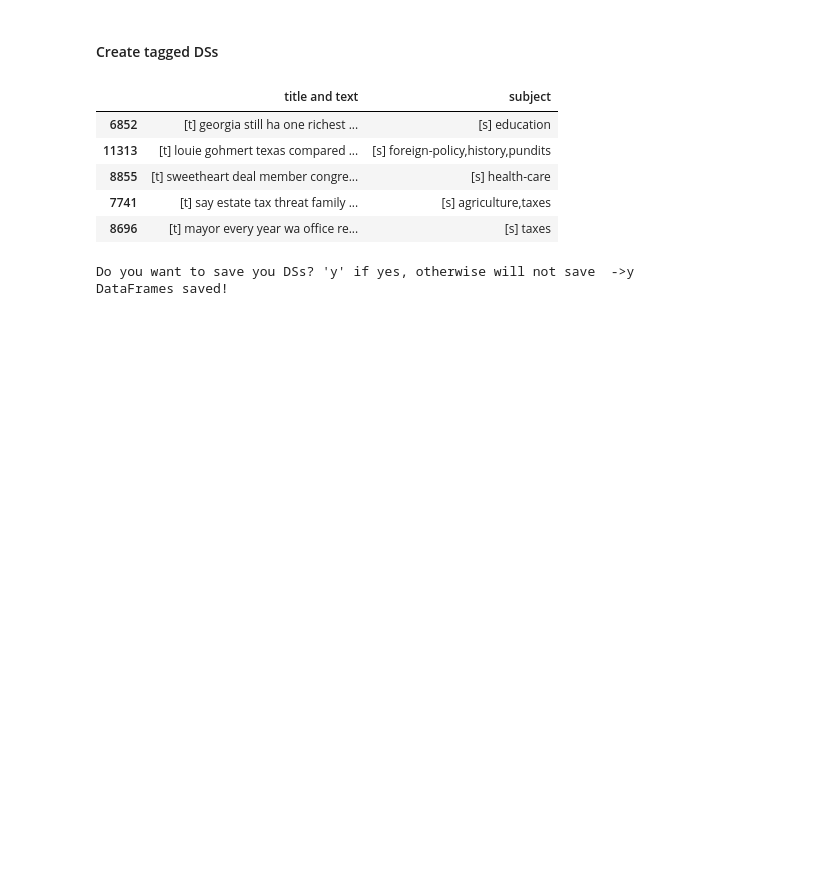
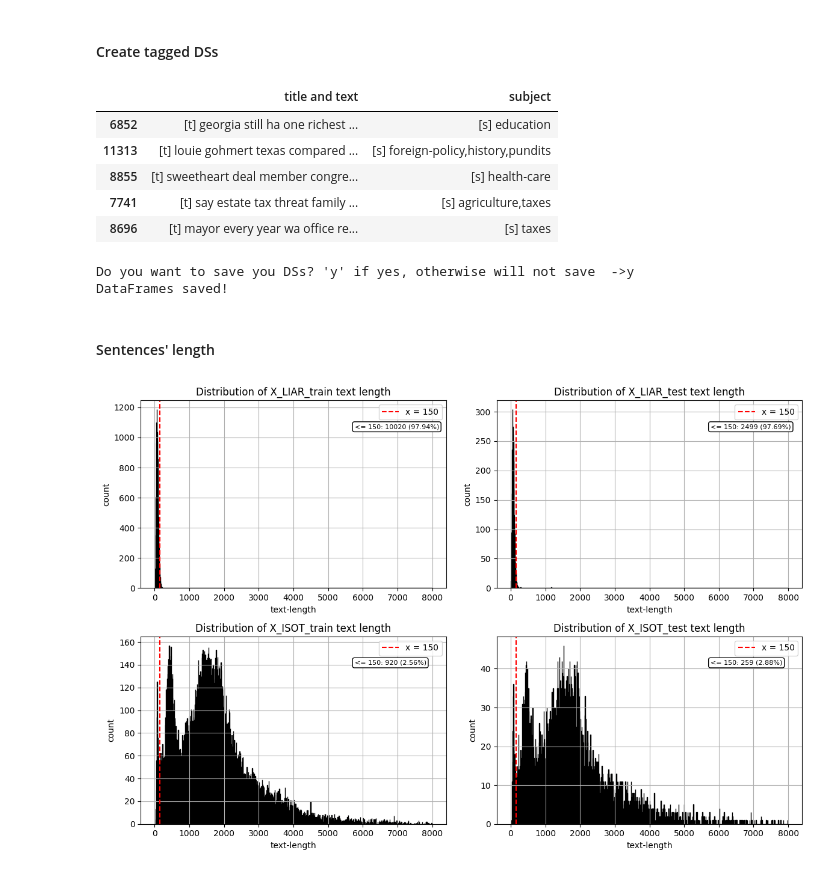
Before and after one commit to BabeRush/NLP_final_project, a Jupyter notebook: datasets_exploration.ipynb, the cells around one changed output. Cells and saved outputs as stored; diff of their text form; code cells hidden in the pictures; blank space fills up the shorter version.

```diff
--- a/datasets_exploration.ipynb
+++ b/datasets_exploration.ipynb
@@ -663,3 +663,5 @@ else:
 # %% [output]
 Do you want to save you DSs? 'y' if yes, otherwise will not save  ->y
 DataFrames saved!
+# %% [markdown]
+#### Sentences' length
@@ -665,0 +680,41 @@ DataFrames saved!
+# %%
+def plot_text_length_distribution(ax, data, title):
+    x_range = (0, 8000)
+
+    n, bins, patches = ax.hist(data['text_length'], bins=1000, range=(0, 8000), edgecolor='black')
+    ax.set_xlabel('text-length')
+    ax.set_ylabel('count')
+    ax.set_title(f'Distribution of {title} text length')
+    ax.grid(True)
+    x_ticks = np.arange(x_range[0], x_range[1] + 1, 1000)
+    ax.set_xticks(x_ticks)
+    ax.axvline(x=150, color='red', linestyle='--', label='x = 150')
+    ax.legend()
+
+    count_smaller_or_equal_150 = np.count_nonzero(data['text_length'] <= 150)
+    total_values = np.count_nonzero(data['text_length'])
+
+    percentage = count_smaller_or_equal_150 / total_values * 100
+
+    info_text = f"<= 150: {count_smaller_or_equal_150} ({percentage:.2f}%)"
+    ax.annotate(info_text, xy=(0.7, 0.85), xycoords='axes fraction', fontsize=8,
+                bbox=dict(facecolor='white', edgecolor='black', boxstyle='round,pad=0.3'))
+
+# Create a 2x2 subplot
+fig, axs = plt.subplots(2, 2, figsize=(12, 8))
+axs = axs.flatten()
+
+datasets = [
+    (X_LIAR_train, 'X_LIAR_train'),
+    (X_LIAR_test, 'X_LIAR_test'),
+    (X_ISOT_train, 'X_ISOT_train'),
+    (X_ISOT_test, 'X_ISOT_test')
+]
+
+for ax, (data, title) in zip(axs, datasets):
+    plot_text_length_distribution(ax, data, title)
+
+plt.tight_layout()
+plt.show()
+# %% [output]
+[figure, added]
```
Also changed, not shown: parts of 6 cells of this notebook.
